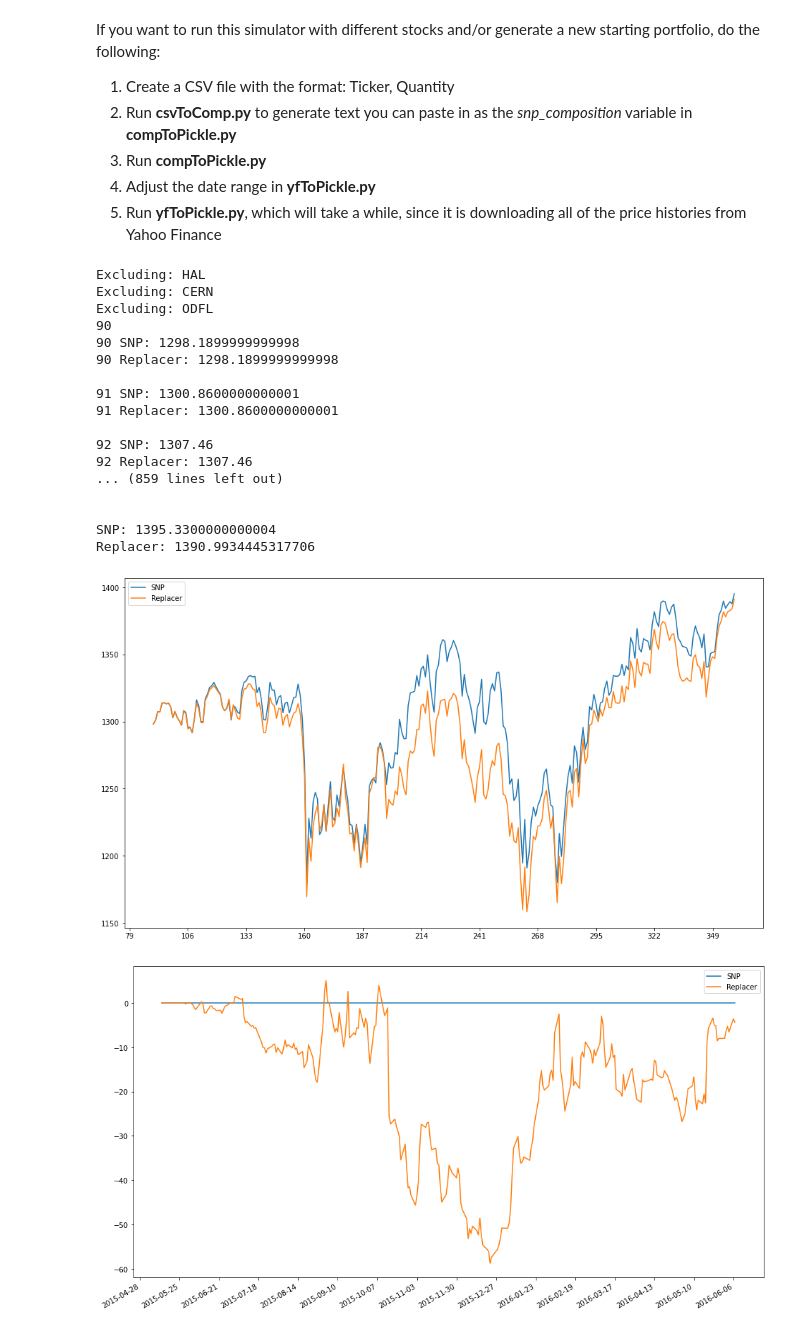
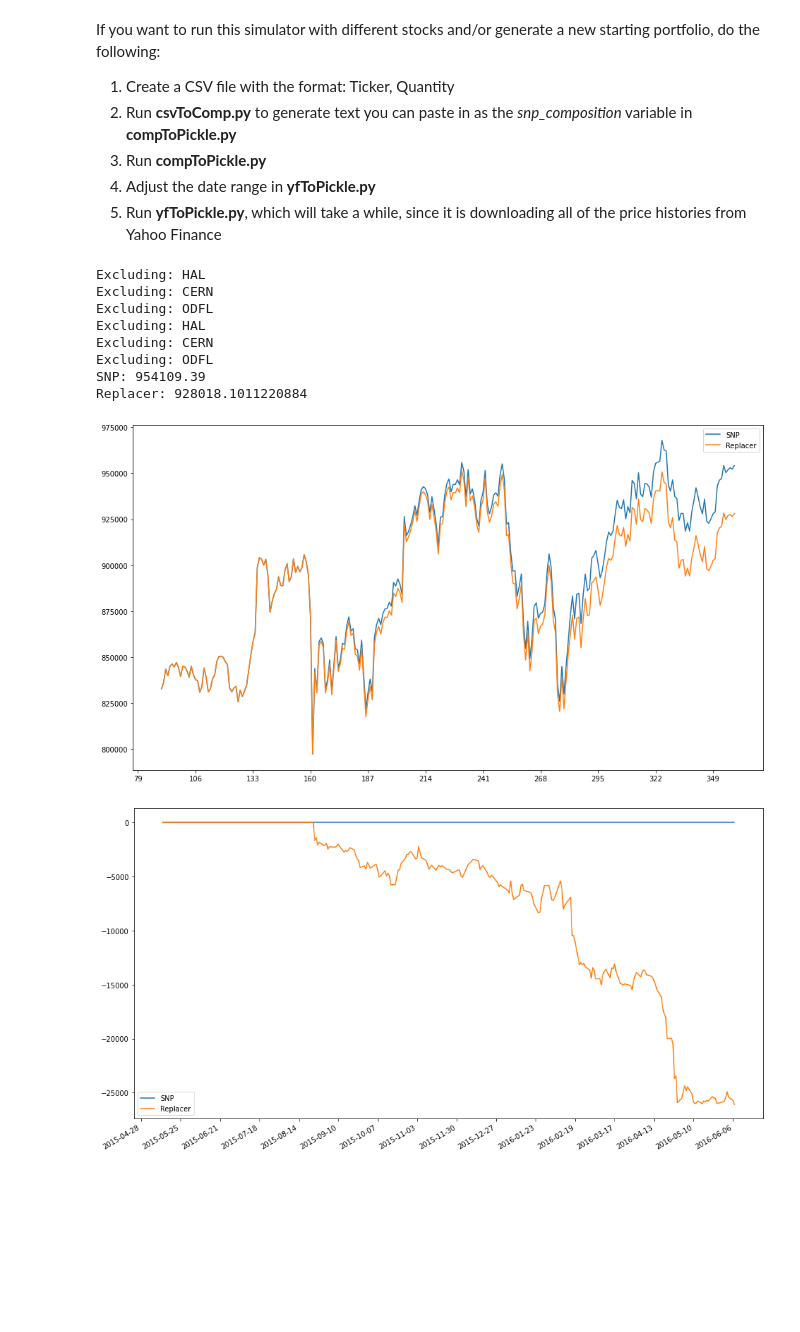
Before and after one commit to NikhilAPatel/A-Hybrid-Learning-Approach-to-Generating-Synthetic-Positions-for-Tax-Loss-Harvesting, a Jupyter notebook: model.ipynb, the cells around one changed output. Drawn from its saved outputs; the diff is of its cells as text; code cells hidden in the pictures; blank space fills up the shorter version.

```diff
--- a/model.ipynb
+++ b/model.ipynb
@@ -791,44 +790,40 @@ def simulate_stock(stock, sim_start_date, sim_end_date, tra_end_date, train_num_
     return portfolios
 # %%
 startdate = 90
+
+#make sure you have 2 separate stock lists, otherwise pass by reference will cause both portfolios to perform the exact same
 snp_composition_stocks = model_output_to_portfolio(snp_composition, train_start_date+90)
+snp_composition_stocks2 = model_output_to_portfolio(snp_composition, train_start_date+90)
 sample = {"AAPL": Stock("AAPL", 90, 1), "COST": Stock("COST", 90, 1), "MXL": Stock("MXL", 90, 1), "WMT": Stock("WMT", 90, 1),
           "KMI": Stock("KMI", 90, 1), "MTD": Stock("MTD", 90, 1), "MDLZ": Stock("MDLZ", 90, 1), "KR": Stock("KR", 90, 1),
           "HES": Stock("HES", 90, 1), "ORLY": Stock("ORLY", 90, 1), "HLT": Stock("HLT", 90, 1), "HOLX": Stock("HOLX", 90, 1),
           "HON": Stock("HON", 90, 1), "OXY": Stock("OXY", 90, 1), "OMC": Stock("OMC", 90, 1), "LHX": Stock("LHX", 90, 1)}
 
 sample2 = {"AAPL": Stock("AAPL", 90, 1), "COST": Stock("COST", 90, 1), "MXL": Stock("MXL", 90, 1), "WMT": Stock("WMT", 90, 1),
           "KMI": Stock("KMI", 90, 1), "MTD": Stock("MTD", 90, 1), "MDLZ": Stock("MDLZ", 90, 1), "KR": Stock("KR", 90, 1),
           "HES": Stock("HES", 90, 1), "ORLY": Stock("ORLY", 90, 1), "HLT": Stock("HLT", 90, 1), "HOLX": Stock("HOLX", 90, 1),
           "HON": Stock("HON", 90, 1), "OXY": Stock("OXY", 90, 1), "OMC": Stock("OMC", 90, 1), "LHX": Stock("LHX", 90, 1)}
-snp = Portfolio("SNP", startdate, 0,sample , baseline=True)
-rep = Portfolio("Replacer", startdate, 0, sample2, replacement=True)
-print(startdate)
+
+snp = Portfolio("SNP", startdate, 0,snp_composition_stocks , baseline=True)
+rep = Portfolio("Replacer", startdate, 0, snp_composition_stocks2, replacement=True)
+
 run_simulation(startdate, 360, [snp, rep], True)
 
 
 #when you replace a stock, group them somehow. disallow this group from being able to be replaced themselves, and add a way to sell them off and buy back the original after 30 days
 #then, what do you do if another stock you already own is on this list, I guess you'd have to just sell some of it
+#TODO address that you just need to sell some of this stock
 # %% [output]
 Excluding: HAL
 Excluding: CERN
 Excluding: ODFL
-90
-90 SNP: 1298.1899999999998
-90 Replacer: 1298.1899999999998
-
-91 SNP: 1300.8600000000001
-91 Replacer: 1300.8600000000001
-
-92 SNP: 1307.46
-92 Replacer: 1307.46
-... (859 lines left out)
-
-
-SNP: 1395.3300000000004
-Replacer: 1390.9934445317706
+Excluding: HAL
+Excluding: CERN
+Excluding: ODFL
+SNP: 954109.39
+Replacer: 928018.1011220884
-[figure, old version]
+[figure, new version]
-[figure, old version]
+[figure, new version]
 # %%
 # def simulate_stock(stock: {__eq__},
 #                    sim_start_date: Any,
```
Also changed, not shown: parts of 2 cells of this notebook.
